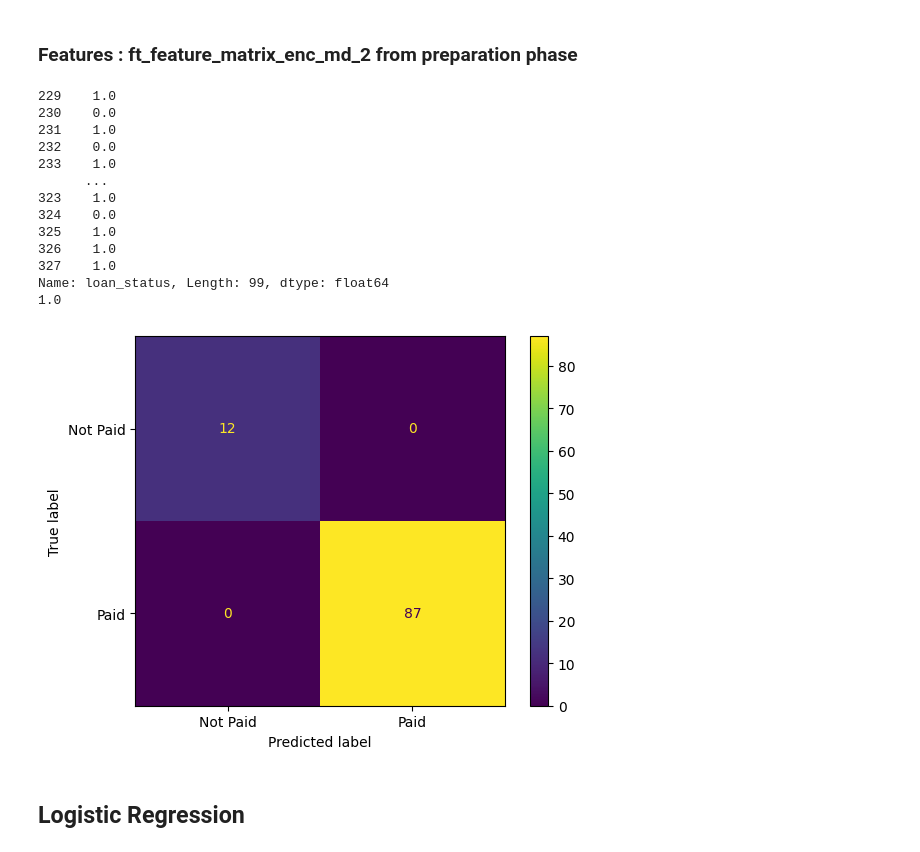
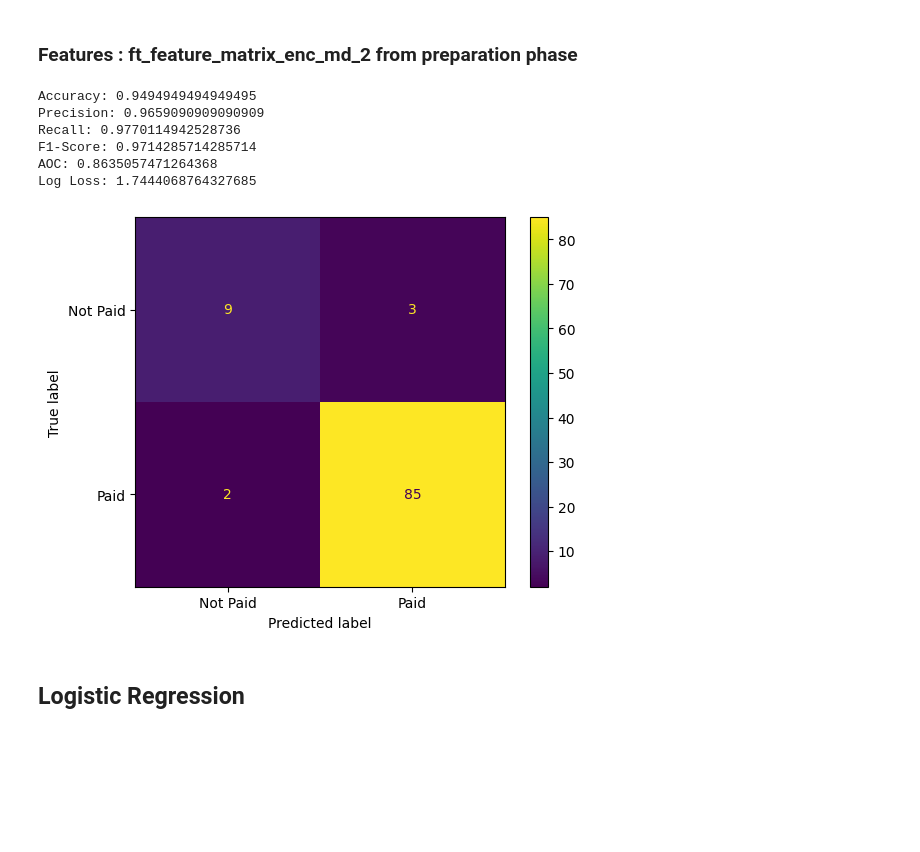
Before and after one commit to BernardoFerreira00/AC-Project, a Jupyter notebook: Notebooks/crisp_dm_sprint_3_4/Analise_crisp_dm_3.ipynb, the cells around one changed output. Saved outputs shown, nothing was run; the diff lists cells and outputs as text; code cells hidden in the pictures; blank space fills up the shorter version.

```diff
--- a/Notebooks/crisp_dm_sprint_3_4/Analise_crisp_dm_3.ipynb
+++ b/Notebooks/crisp_dm_sprint_3_4/Analise_crisp_dm_3.ipynb
@@ -53,17 +53,22 @@ def fit_and_predict(model, X_train, y_train, X_test):
 # %% [markdown]
 # Calculate Statistics
 # %%
+
 def calculate_statistics(y_test, pred):
     accuracy = metrics.accuracy_score(y_test, pred)
     precision = metrics.precision_score(y_test, pred)
     recall = metrics.recall_score(y_test, pred)
     f1_score1 = metrics.f1_score(y_test, pred)
+    aoc = metrics.roc_auc_score(y_test, pred)
+    log_loss = metrics.log_loss(y_test, pred)
 
 
     print(f"Accuracy: {accuracy}")
     print(f"Precision: {precision}")
     print(f"Recall: {recall}")
     print(f"F1-Score: {f1_score1}")
+    print(f"AOC: {aoc}")
+    print(f"Log Loss: {log_loss}")
 # %% [markdown]
 # Confusion Matrix
 # %%
@@ -154,49 +163,43 @@ The merged data, need to be sorted by date of loan ascending order. ( See this )
 # %%
 
 from sklearn.model_selection import train_test_split
 from sklearn.ensemble import AdaBoostClassifier
 from sklearn.metrics import roc_auc_score
 ft_feature_matrix_enc_md_2 = pd.read_csv("refined/ft_df_mms_md_2.csv", sep=";", low_memory=False)
 # drop loan_status from features ( obviously )
 ft_feature_matrix_enc_md_2 = ft_feature_matrix_enc_md_2.dropna(axis="columns", how="any")
 
 features = ft_feature_matrix_enc_md_2.columns
 features = features.dropna()
 
 y=ft_feature_matrix_enc_md_2["loan_status"].copy()
 #print(y)
 X = ft_feature_matrix_enc_md_2.drop(columns=["loan_status"], axis=1, inplace=False)
 
 #print(X)
 
 X_train, X_test, y_train, y_test = train_test_split(X, y,test_size=0.3, random_state=42, shuffle=False)
 
 X_train, y_train = smote_sampling(X_train, y_train)
 
 dTree = DecisionTreeClassifier( random_state=42, criterion="entropy", max_features='sqrt', min_samples_leaf=1, min_samples_split=2)
 prediction = fit_and_predict(dTree, X_train, y_train, X_test)
 pred_prob1 = dTree.predict_proba(X_test)
 #print(pred_prob1)
-print(y_test)
-auc_score1 = roc_auc_score(y_test, pred_prob1[:,1])
-print(auc_score1)
-#calculate_statistics(y_test, prediction)
+#print(y_test)
+
+
+
+calculate_statistics(y_test, prediction)
 display_conf_matrix_graph(y_test, prediction)
 # %% [output]
-229    1.0
-230    0.0
-231    1.0
-232    0.0
-233    1.0
-      ...
-323    1.0
-324    0.0
-325    1.0
-326    1.0
-327    1.0
-Name: loan_status, Length: 99, dtype: float64
-1.0
+Accuracy: 0.9494949494949495
+Precision: 0.9659090909090909
+Recall: 0.9770114942528736
+F1-Score: 0.9714285714285714
+AOC: 0.8635057471264368
+Log Loss: 1.7444068764327685
-[figure, old version]
+[figure, new version]
 # %% [markdown]
 ## Logistic Regression
 # %% [markdown]
```
Also changed, not shown: parts of 9 cells of this notebook, 22 other files.
